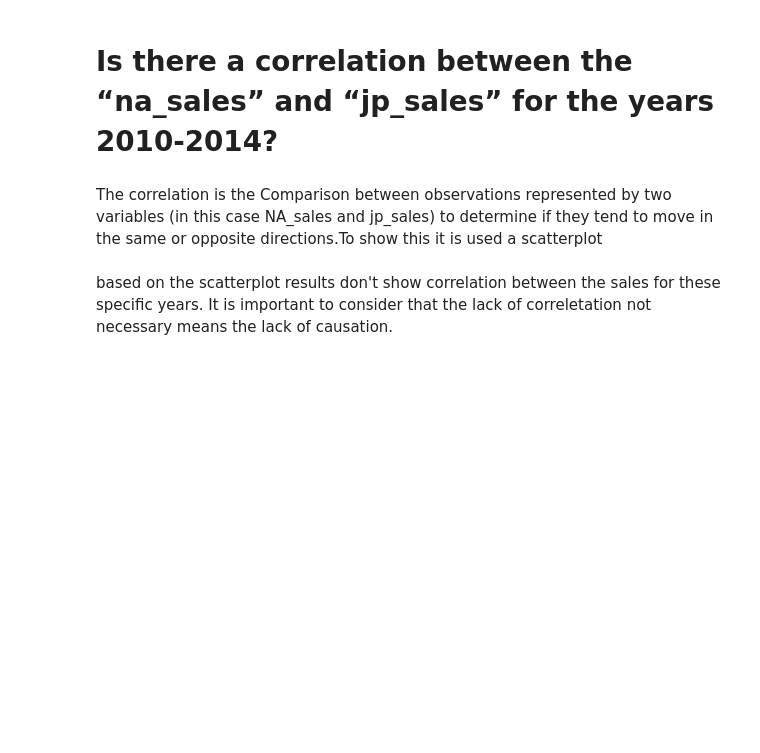
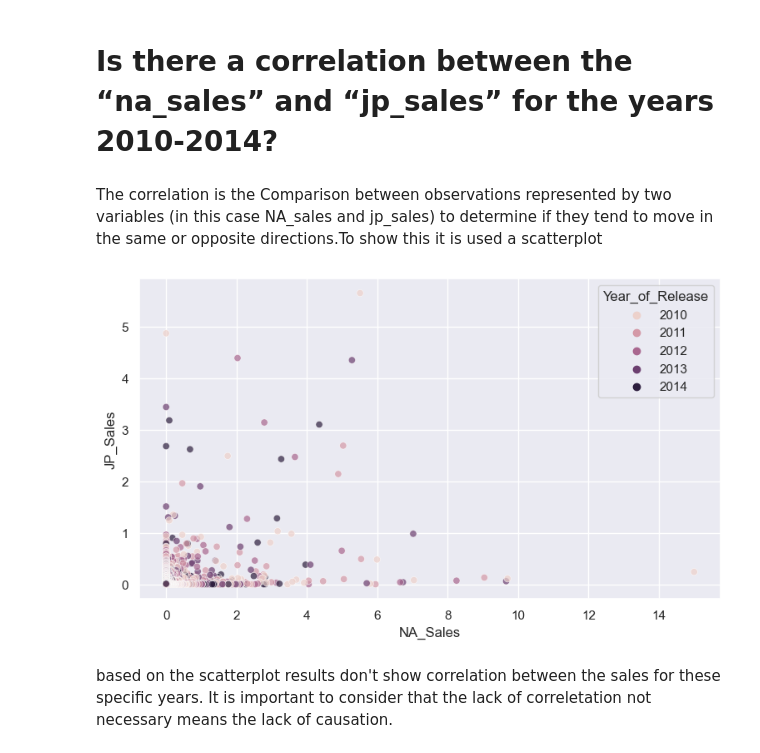
Before and after one commit to Sba23037/CristinaPriolo_DVizHDip_CA1, a Jupyter notebook: CristinaPriolo_DVizHDip_CA1.ipynb, the cells around one changed output. Saved outputs shown, nothing was run; the diff lists cells and outputs as text; code cells hidden in the pictures; blank space fills up the shorter version.

```diff
--- a/CristinaPriolo_DVizHDip_CA1.ipynb
+++ b/CristinaPriolo_DVizHDip_CA1.ipynb
@@ -222,0 +261,3 @@ for column in categorical_columns:
+# %%
+for column in Supposefloat:
+    df[column].fillna('0', inplace=True)
@@ -222,0 +276,2 @@ for column in categorical_columns:
+# %%
+df["User_Score"] = df["User_Score"].replace('tbd', 0)
@@ -223,2 +292,4 @@ for column in categorical_columns:
+# %%
+df['User_Score']=df['User_Score'].astype(float)
 # %%
 df.isnull().sum()
@@ -235,5 +349,6 @@ df['Year_of_Release'] = df['Year_of_Release'].apply(np.int64)
 df['Critic_Score'] = df['Critic_Score'].apply(np.int64)
 df['Critic_Count'] = df['Critic_Count'].apply(np.int64)
 df['User_Count'] = df['User_Count'].apply(np.int64)
+df['User_Score'] = df['User_Score'].apply(np.int64)
 # %%
 df.dtypes
@@ -257,10 +407,12 @@ plt.show
 # %% [markdown]
 The correlation is the Comparison between observations represented by two variables (in this case NA_sales and jp_sales) to determine if they tend to move in the same or opposite directions.To show this it is used a scatterplot
 # %%
-Specific_Years = [2010, 2014]
+Specific_Years = [2010,2011,2012,2013,2014]
 df_years = df[df['Year_of_Release'].isin(Specific_Years)]
 plt.figure(figsize=(9,5))
 sns.scatterplot(data=df_years, x='NA_Sales', y='JP_Sales', alpha=0.7, hue='Year_of_Release');
+# %% [output]
+[figure, added]
 # %% [markdown]
 based on the scatterplot results don't show correlation between the sales for these specific years. It is important to consider that the lack of correletation not necessary means the lack of causation.
 # %% [markdown]
```
Also changed, not shown: parts of 30 cells of this notebook.
